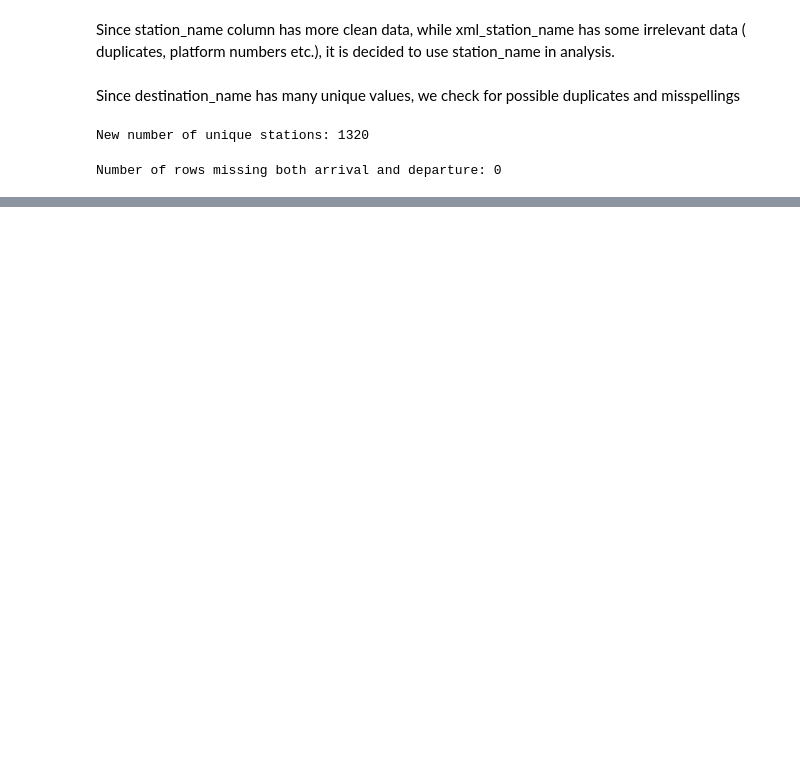
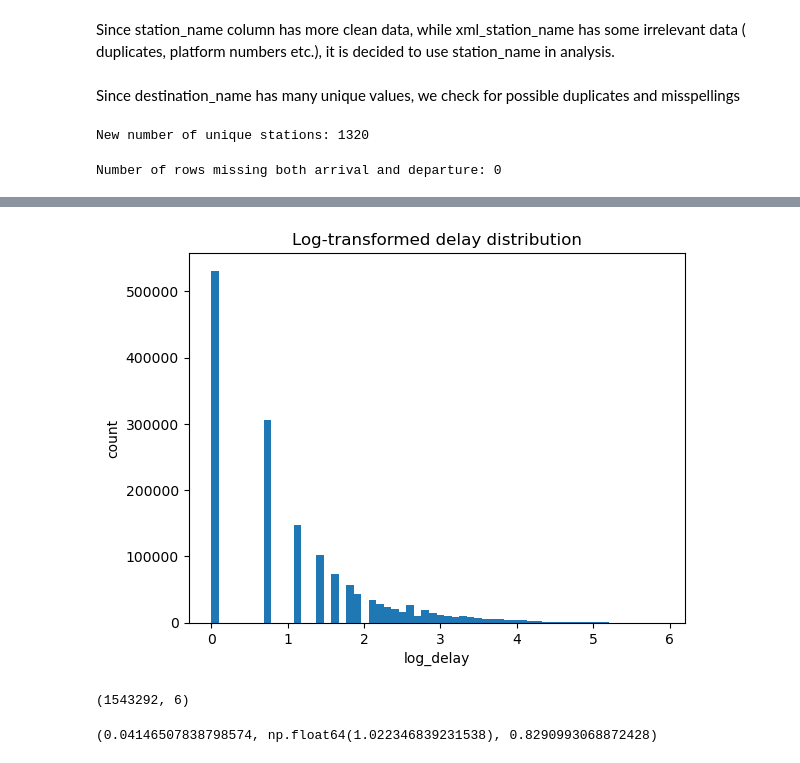
Before and after one commit to kellymegan/ASDA_2025_Group_2_Portfolio_, a Jupyter notebook: notebooks/exam_group2_notebook.ipynb, the cells around one changed output, grey strips where cells are left out. Cells and saved outputs as stored; diff of their text form; code cells hidden in the pictures; blank space fills up the shorter version.

```diff
--- a/notebooks/exam_group2_notebook.ipynb
+++ b/notebooks/exam_group2_notebook.ipynb
@@ -266,0 +347,20 @@ df
+# %%
+# Create log target
+df_clean["log_delay"] = np.log1p(df_clean["delay_model"])
+# %%
+# Convert planned times to datetime, coerce errors to NaT
+df_clean["departure_planned_time"] = pd.to_datetime(
+    df_clean["departure_planned_time"],
+    errors="coerce"
+)
+
+# Drop rows with invalid planned departure times using .loc to avoid SettingWithCopyWarning
+df_clean = df_clean.loc[df_clean["departure_planned_time"].notna()]
+
+# Create features from planned departure time
+df_clean["dep_hour"] = df_clean["departure_planned_time"].dt.hour
+df_clean["dep_dow"] = df_clean["departure_planned_time"].dt.dayofweek
+df_clean["dep_month"] = df_clean["departure_planned_time"].dt.month
+df_clean["is_weekend"] = (df_clean["dep_dow"] >= 5).astype(int)
+
+df_clean[["dep_hour","dep_dow","dep_month","is_weekend"]].head()
@@ -266,0 +379,29 @@ df
+# %%
+# Recreate log target
+df_clean["delay_model"] = df_clean["delay_in_min"].clip(lower=0)
+df_clean["log_delay"] = np.log1p(df_clean["delay_model"])
+# %%
+# Plot histogram of log delay
+plt.figure()
+plt.hist(df_clean["log_delay"], bins=60)
+plt.title("Log-transformed delay distribution")
+plt.xlabel("log_delay")
+plt.ylabel("count")
+plt.show()
+# %% [output]
+[figure, added]
+# %%
+# Define a minimal first model of numeric variables to diagnose assumptions
+# and understand the data better
+features_num = [
+    "train_line_station_num",
+    "dep_hour",
+    "dep_dow",
+    "dep_month",
+    "is_weekend"
+]
+
+df_diag = df_clean[features_num + ["log_delay"]].dropna()
+df_diag.shape
+# %% [output]
+(1543292, 6)
@@ -266,0 +423,10 @@ df
+# %%
+# Print performance metrics
+r2 = r2_score(y_test, y_pred)
+mse = mean_squared_error(y_test, y_pred)
+rmse = np.sqrt(mse)
+mae = mean_absolute_error(y_test, y_pred)
+
+r2, rmse, mae
+# %% [output]
+(0.04146507838798574, np.float64(1.022346839231538), 0.8290993068872428)
```
Also changed, not shown: parts of 41 cells of this notebook, 12 other files.
